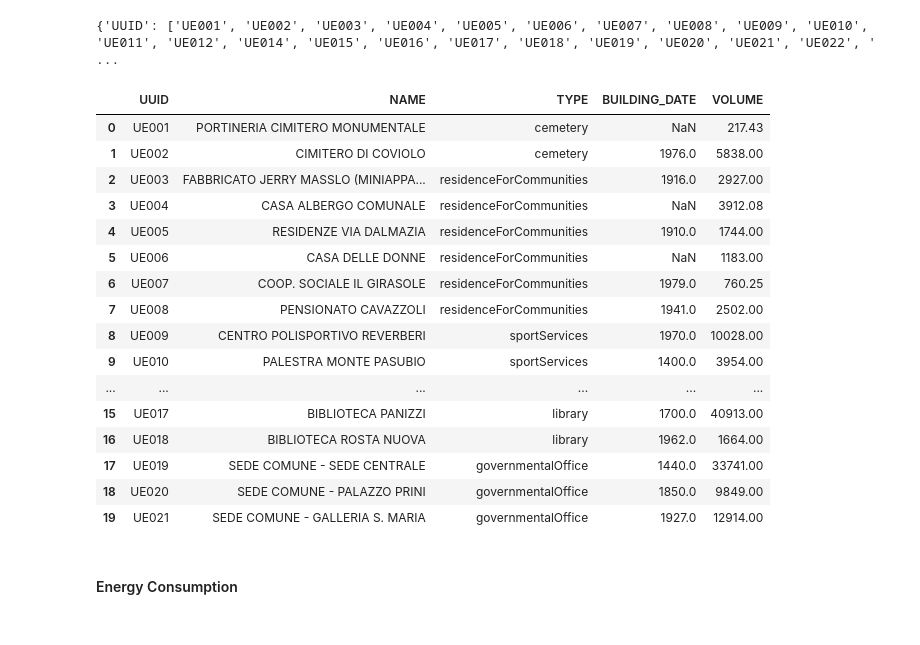
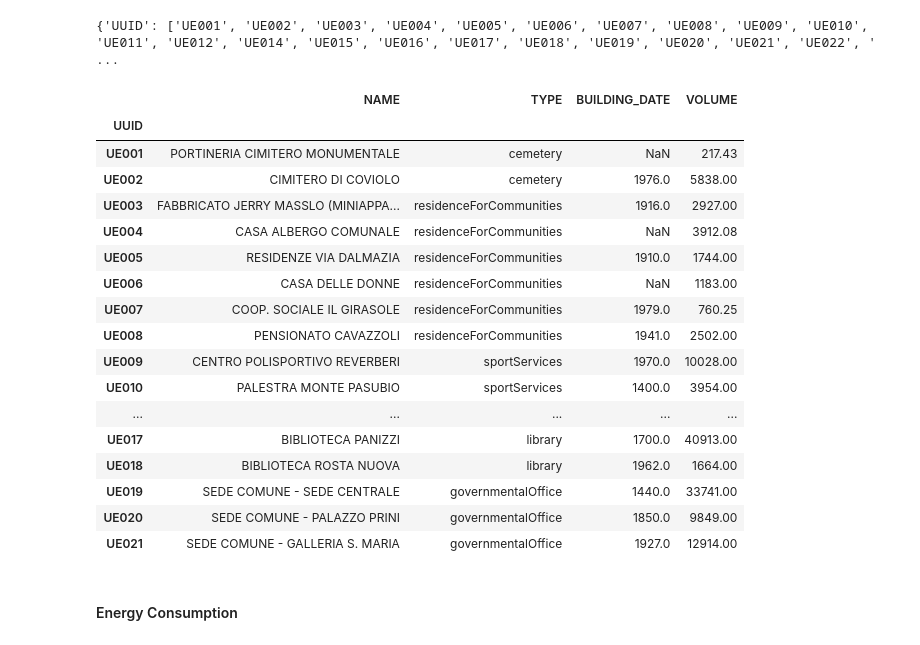
Before and after one commit to matteoForoni/energy-consumption-re, a Jupyter notebook: energy_consumption_re_analysis.ipynb, the cells around one changed output. Cells and saved outputs as stored; diff of their text form; code cells hidden in the pictures.

```diff
--- a/energy_consumption_re_analysis.ipynb
+++ b/energy_consumption_re_analysis.ipynb
@@ -62,25 +94,27 @@ print(building_data)
 # %%
 ## Create Pandas Dataset
 buildings_dataset = pd.DataFrame.from_dict(building_data, orient='columns')
+buildings_dataset = buildings_dataset.set_index('UUID')
 buildings_dataset.head(20)
 # %% [output]
-|  | UUID | NAME | TYPE | BUILDING_DATE | VOLUME |
-| 0 | UE001 | PORTINERIA CIMITERO MONUMENTALE | cemetery | NaN | 217.43 |
-| 1 | UE002 | CIMITERO DI COVIOLO | cemetery | 1976.0 | 5838.00 |
-| 2 | UE003 | FABBRICATO JERRY MASSLO (MINIAPPA... | residenceForCommunities | 1916.0 | 2927.00 |
-| 3 | UE004 | CASA ALBERGO COMUNALE | residenceForCommunities | NaN | 3912.08 |
-| 4 | UE005 | RESIDENZE VIA DALMAZIA | residenceForCommunities | 1910.0 | 1744.00 |
-| 5 | UE006 | CASA DELLE DONNE | residenceForCommunities | NaN | 1183.00 |
-| 6 | UE007 | COOP. SOCIALE IL GIRASOLE | residenceForCommunities | 1979.0 | 760.25 |
-| 7 | UE008 | PENSIONATO CAVAZZOLI | residenceForCommunities | 1941.0 | 2502.00 |
-| 8 | UE009 | CENTRO POLISPORTIVO REVERBERI | sportServices | 1970.0 | 10028.00 |
-| 9 | UE010 | PALESTRA MONTE PASUBIO | sportServices | 1400.0 | 3954.00 |
-| ... | ... | ... | ... | ... | ... |
-| 15 | UE017 | BIBLIOTECA PANIZZI | library | 1700.0 | 40913.00 |
-| 16 | UE018 | BIBLIOTECA ROSTA NUOVA | library | 1962.0 | 1664.00 |
-| 17 | UE019 | SEDE COMUNE - SEDE CENTRALE | governmentalOffice | 1440.0 | 33741.00 |
-| 18 | UE020 | SEDE COMUNE - PALAZZO PRINI | governmentalOffice | 1850.0 | 9849.00 |
-| 19 | UE021 | SEDE COMUNE - GALLERIA S. MARIA | governmentalOffice | 1927.0 | 12914.00 |
+|  | NAME | TYPE | BUILDING_DATE | VOLUME |
+| UUID |  |  |  |  |
+| UE001 | PORTINERIA CIMITERO MONUMENTALE | cemetery | NaN | 217.43 |
+| UE002 | CIMITERO DI COVIOLO | cemetery | 1976.0 | 5838.00 |
+| UE003 | FABBRICATO JERRY MASSLO (MINIAPPA... | residenceForCommunities | 1916.0 | 2927.00 |
+| UE004 | CASA ALBERGO COMUNALE | residenceForCommunities | NaN | 3912.08 |
+| UE005 | RESIDENZE VIA DALMAZIA | residenceForCommunities | 1910.0 | 1744.00 |
+| UE006 | CASA DELLE DONNE | residenceForCommunities | NaN | 1183.00 |
+| UE007 | COOP. SOCIALE IL GIRASOLE | residenceForCommunities | 1979.0 | 760.25 |
+| UE008 | PENSIONATO CAVAZZOLI | residenceForCommunities | 1941.0 | 2502.00 |
+| UE009 | CENTRO POLISPORTIVO REVERBERI | sportServices | 1970.0 | 10028.00 |
+| UE010 | PALESTRA MONTE PASUBIO | sportServices | 1400.0 | 3954.00 |
+| ... | ... | ... | ... | ... |
+| UE017 | BIBLIOTECA PANIZZI | library | 1700.0 | 40913.00 |
+| UE018 | BIBLIOTECA ROSTA NUOVA | library | 1962.0 | 1664.00 |
+| UE019 | SEDE COMUNE - SEDE CENTRALE | governmentalOffice | 1440.0 | 33741.00 |
+| UE020 | SEDE COMUNE - PALAZZO PRINI | governmentalOffice | 1850.0 | 9849.00 |
+| UE021 | SEDE COMUNE - GALLERIA S. MARIA | governmentalOffice | 1927.0 | 12914.00 |
 # %% [markdown]
 #### Energy Consumption
 # %%
```
Also changed, not shown: parts of 29 cells of this notebook.
